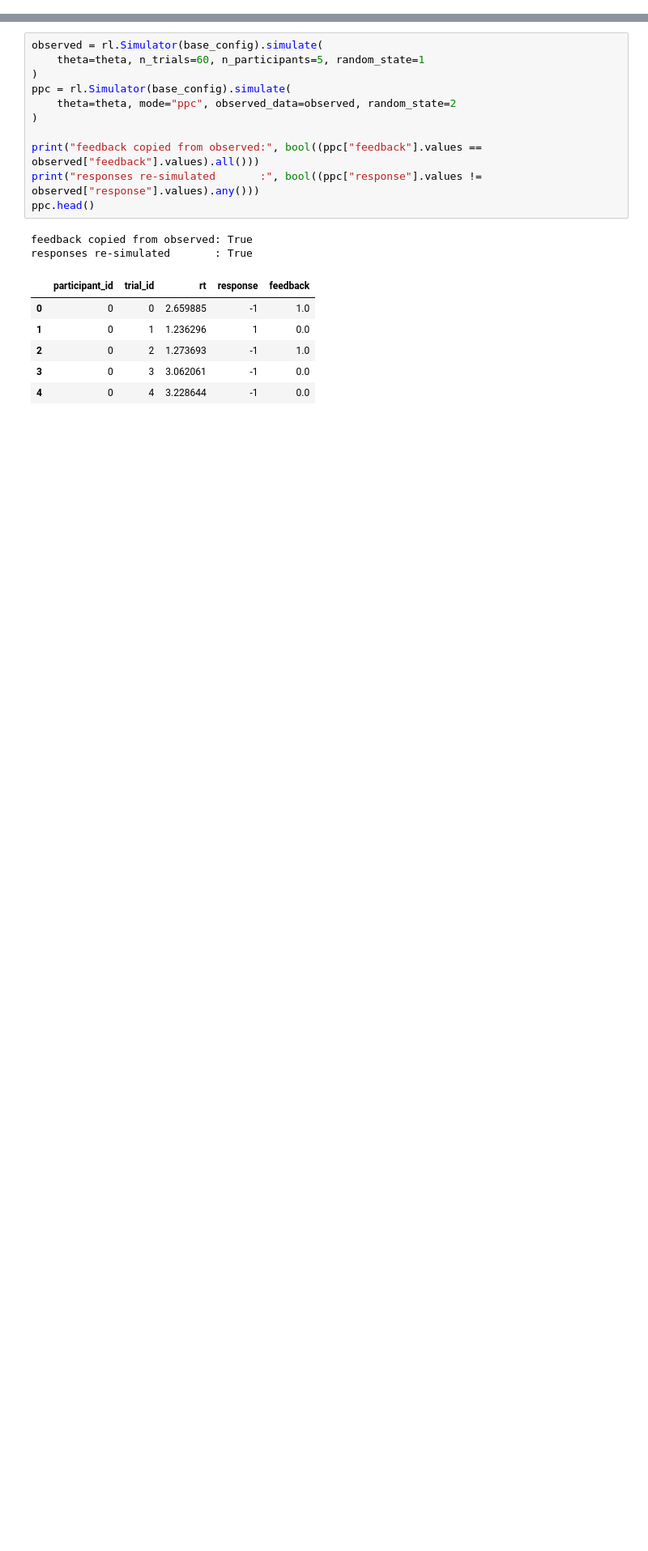
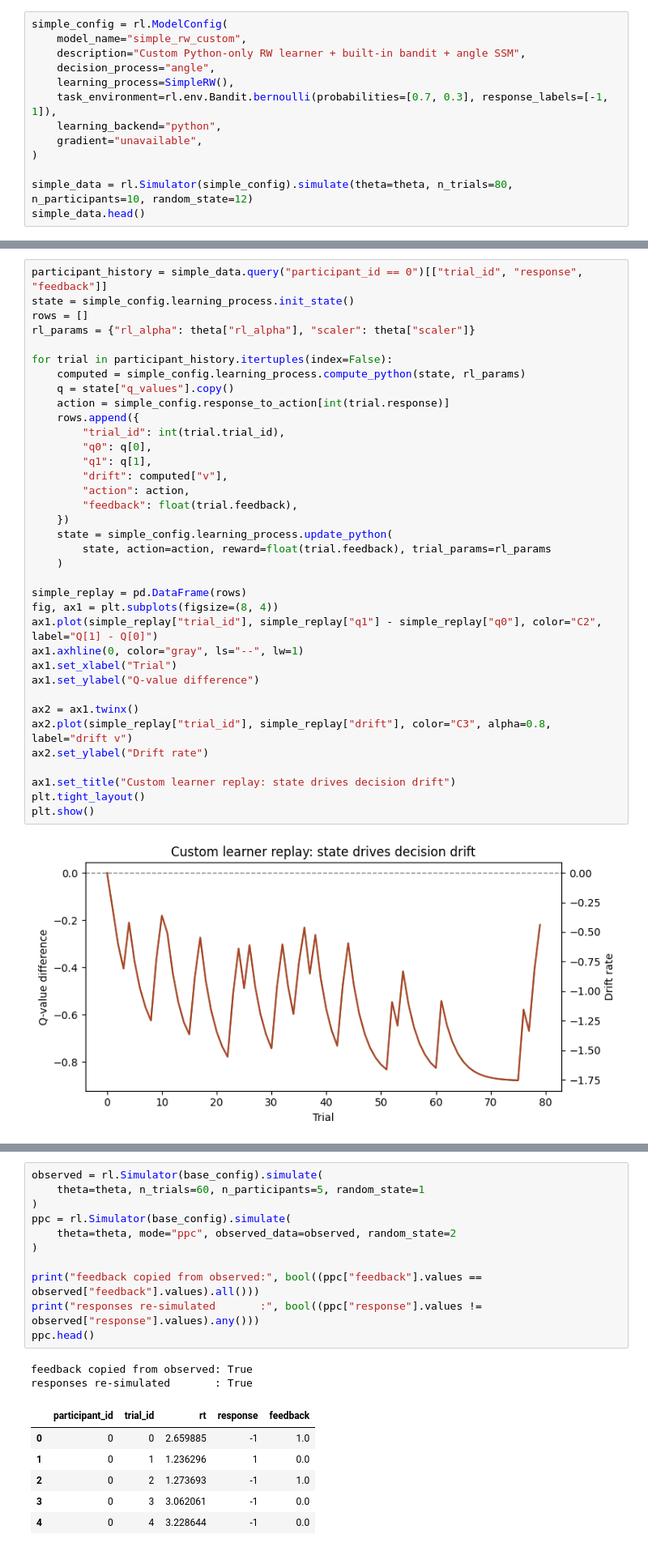
Before and after one commit to lnccbrown/ssm-simulators, a Jupyter notebook: docs/core_tutorials/rlssm_advanced_tutorial.ipynb, the cells around one changed output, grey strips where cells are left out. Shown at 81% size. Cells and saved outputs as stored; diff of their text form; blank space fills up the shorter version.

```diff
--- a/docs/core_tutorials/rlssm_advanced_tutorial.ipynb
+++ b/docs/core_tutorials/rlssm_advanced_tutorial.ipynb
@@ -397,0 +591,13 @@ model reproduces behavior.
+# %%
+simple_config = rl.ModelConfig(
+    model_name="simple_rw_custom",
+    description="Custom Python-only RW learner + built-in bandit + angle SSM",
+    decision_process="angle",
+    learning_process=SimpleRW(),
+    task_environment=rl.env.Bandit.bernoulli(probabilities=[0.7, 0.3], response_labels=[-1, 1]),
+    learning_backend="python",
+    gradient="unavailable",
+)
+
+simple_data = rl.Simulator(simple_config).simulate(theta=theta, n_trials=80, n_participants=10, random_state=12)
+simple_data.head()
@@ -397,0 +611,38 @@ model reproduces behavior.
+# %%
+participant_history = simple_data.query("participant_id == 0")[["trial_id", "response", "feedback"]]
+state = simple_config.learning_process.init_state()
+rows = []
+rl_params = {"rl_alpha": theta["rl_alpha"], "scaler": theta["scaler"]}
+
+for trial in participant_history.itertuples(index=False):
+    computed = simple_config.learning_process.compute_python(state, rl_params)
+    q = state["q_values"].copy()
+    action = simple_config.response_to_action[int(trial.response)]
+    rows.append({
+        "trial_id": int(trial.trial_id),
+        "q0": q[0],
+        "q1": q[1],
+        "drift": computed["v"],
+        "action": action,
+        "feedback": float(trial.feedback),
+    })
+    state = simple_config.learning_process.update_python(
+        state, action=action, reward=float(trial.feedback), trial_params=rl_params
+    )
+
+simple_replay = pd.DataFrame(rows)
+fig, ax1 = plt.subplots(figsize=(8, 4))
+ax1.plot(simple_replay["trial_id"], simple_replay["q1"] - simple_replay["q0"], color="C2", label="Q[1] - Q[0]")
+ax1.axhline(0, color="gray", ls="--", lw=1)
+ax1.set_xlabel("Trial")
+ax1.set_ylabel("Q-value difference")
+
+ax2 = ax1.twinx()
+ax2.plot(simple_replay["trial_id"], simple_replay["drift"], color="C3", alpha=0.8, label="drift v")
+ax2.set_ylabel("Drift rate")
+
+ax1.set_title("Custom learner replay: state drives decision drift")
+plt.tight_layout()
+plt.show()
+# %% [output]
+[figure, added]
```
Also changed, not shown: parts of 74 cells of this notebook.
